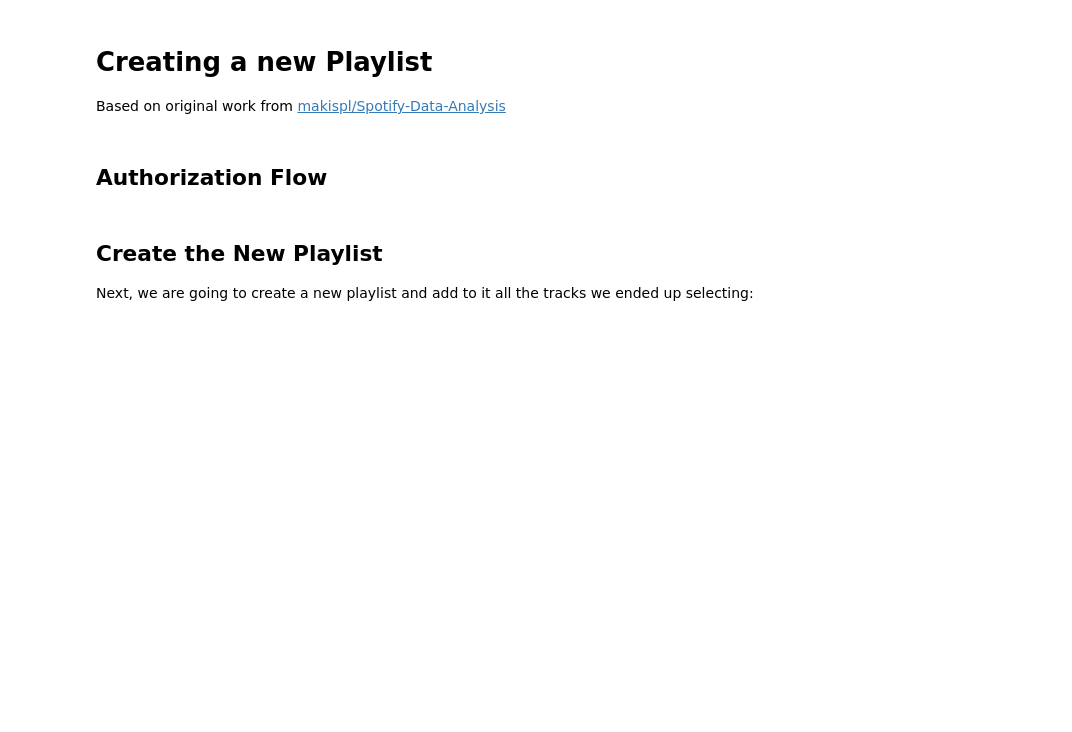
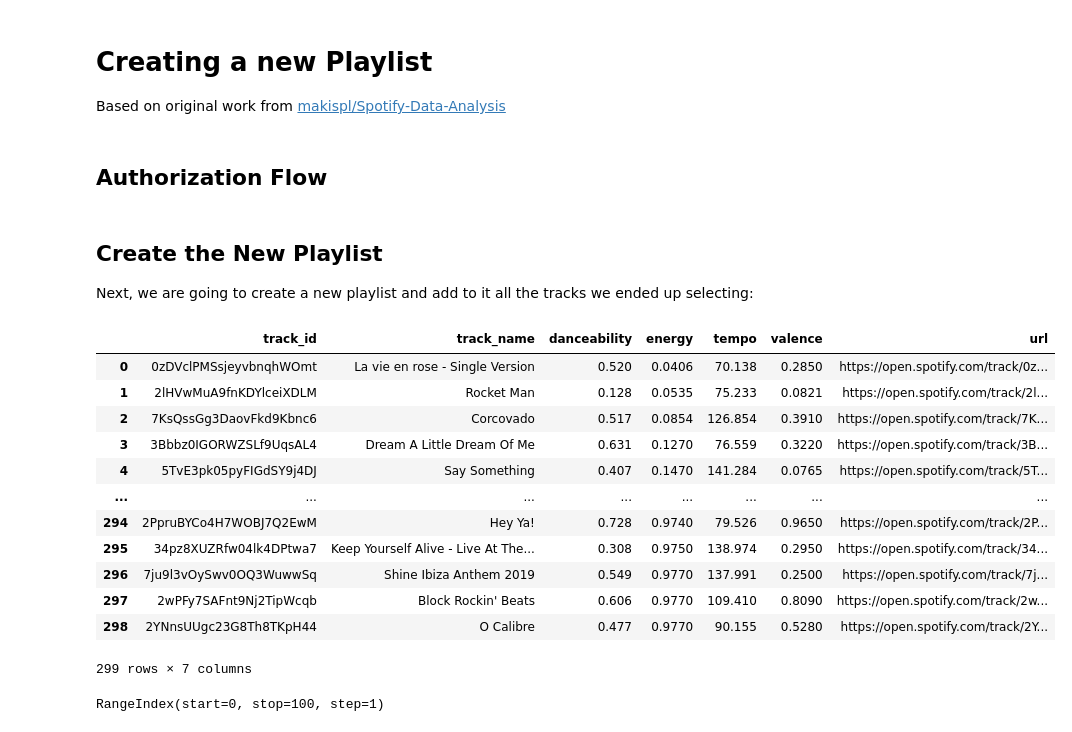
Before and after one commit to arjones/organize-spotify-playlist, a Jupyter notebook: creating-new-playlist.ipynb, the cells around one changed output. Cells and saved outputs as stored; diff of their text form; code cells hidden in the pictures; blank space fills up the shorter version.

```diff
--- a/creating-new-playlist.ipynb
+++ b/creating-new-playlist.ipynb
@@ -46,7 +46,26 @@ def enrich_playlist(sp, username, playlist_id, playlist_tracks):
         index += 100
 # %%
 df = pd.read_csv('new-playlist.csv')
+df
+# %% [output]
+|  | track_id | track_name | danceability | energy | tempo | valence | url |
+| 0 | 0zDVclPMSsjeyvbnqhWOmt | La vie en rose - Single Version | 0.520 | 0.0406 | 70.138 | 0.2850 | https://open.spotify.com/track/0z... |
+| 1 | 2lHVwMuA9fnKDYlceiXDLM | Rocket Man | 0.128 | 0.0535 | 75.233 | 0.0821 | https://open.spotify.com/track/2l... |
+| 2 | 7KsQssGg3DaovFkd9Kbnc6 | Corcovado | 0.517 | 0.0854 | 126.854 | 0.3910 | https://open.spotify.com/track/7K... |
+| 3 | 3Bbbz0IGORWZSLf9UqsAL4 | Dream A Little Dream Of Me | 0.631 | 0.1270 | 76.559 | 0.3220 | https://open.spotify.com/track/3B... |
+| 4 | 5TvE3pk05pyFIGdSY9j4DJ | Say Something | 0.407 | 0.1470 | 141.284 | 0.0765 | https://open.spotify.com/track/5T... |
+| ... | ... | ... | ... | ... | ... | ... | ... |
+| 294 | 2PpruBYCo4H7WOBJ7Q2EwM | Hey Ya! | 0.728 | 0.9740 | 79.526 | 0.9650 | https://open.spotify.com/track/2P... |
+| 295 | 34pz8XUZRfw04lk4DPtwa7 | Keep Yourself Alive - Live At The... | 0.308 | 0.9750 | 138.974 | 0.2950 | https://open.spotify.com/track/34... |
+| 296 | 7ju9l3vOySwv0OQ3WuwwSq | Shine Ibiza Anthem 2019 | 0.549 | 0.9770 | 137.991 | 0.2500 | https://open.spotify.com/track/7j... |
+| 297 | 2wPFy7SAFnt9Nj2TipWcqb | Block Rockin' Beats | 0.606 | 0.9770 | 109.410 | 0.8090 | https://open.spotify.com/track/2w... |
+| 298 | 2YNnsUUgc23G8Th8TKpH44 | O Calibre | 0.477 | 0.9770 | 90.155 | 0.5280 | https://open.spotify.com/track/2Y... |
+299 rows × 7 columns
 # %%
 list_track = df.index
+# %%
+list_track[0:100]
+# %% [output]
+RangeIndex(start=0, stop=100, step=1)
 # %%
 enrich_playlist(sp, username, generated_playlist, list_track)
```
Also changed, not shown: parts of 1 cell of this notebook, 4 other files.
